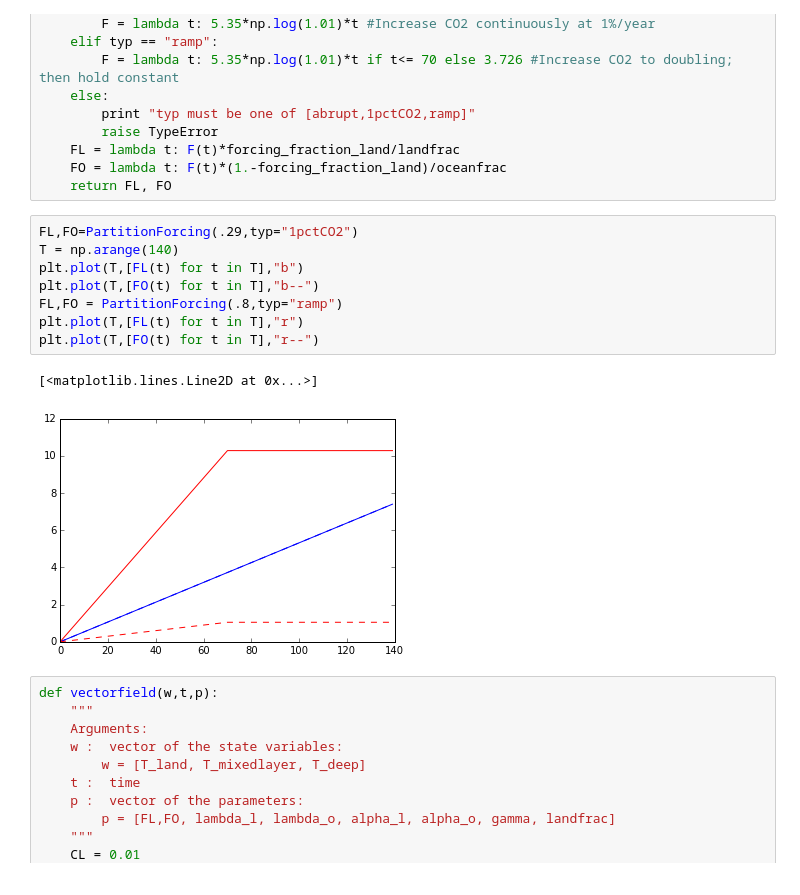
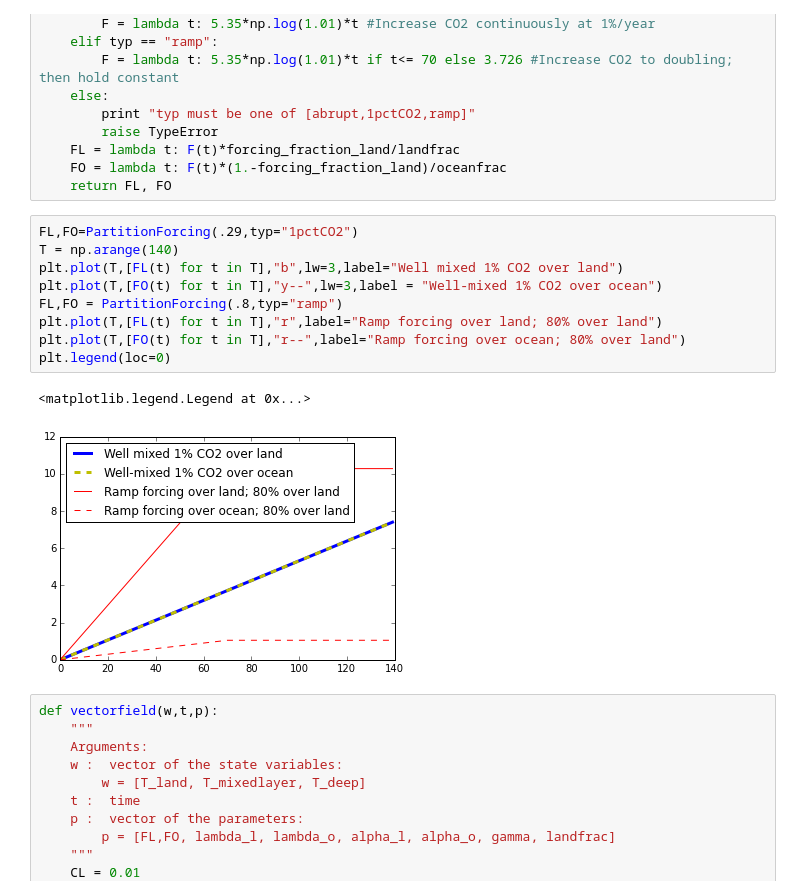
Before and after one commit to katemarvel/efficacy-model, a Jupyter notebook: SimpleModel.ipynb, the cells around one changed output. Saved outputs shown, nothing was run; the diff lists cells and outputs as text.

```diff
--- a/SimpleModel.ipynb
+++ b/SimpleModel.ipynb
@@ -41,14 +44,15 @@ def PartitionForcing(forcing_fraction_land = None,typ="abrupt",landfrac=0.29):
 # %%
 FL,FO=PartitionForcing(.29,typ="1pctCO2")
 T = np.arange(140)
-plt.plot(T,[FL(t) for t in T],"b")
-plt.plot(T,[FO(t) for t in T],"b--")
+plt.plot(T,[FL(t) for t in T],"b",lw=3,label="Well mixed 1% CO2 over land")
+plt.plot(T,[FO(t) for t in T],"y--",lw=3,label = "Well-mixed 1% CO2 over ocean")
 FL,FO = PartitionForcing(.8,typ="ramp")
-plt.plot(T,[FL(t) for t in T],"r")
-plt.plot(T,[FO(t) for t in T],"r--")
+plt.plot(T,[FL(t) for t in T],"r",label="Ramp forcing over land; 80% over land")
+plt.plot(T,[FO(t) for t in T],"r--",label="Ramp forcing over ocean; 80% over land")
+plt.legend(loc=0)
 # %% [output]
-[<matplotlib.lines.Line2D at 0x...>]
+<matplotlib.legend.Legend at 0x...>
-[figure, old version]
+[figure, new version]
 # %%
 def vectorfield(w,t,p):
     """
```
Also changed, not shown: parts of 19 cells of this notebook.
